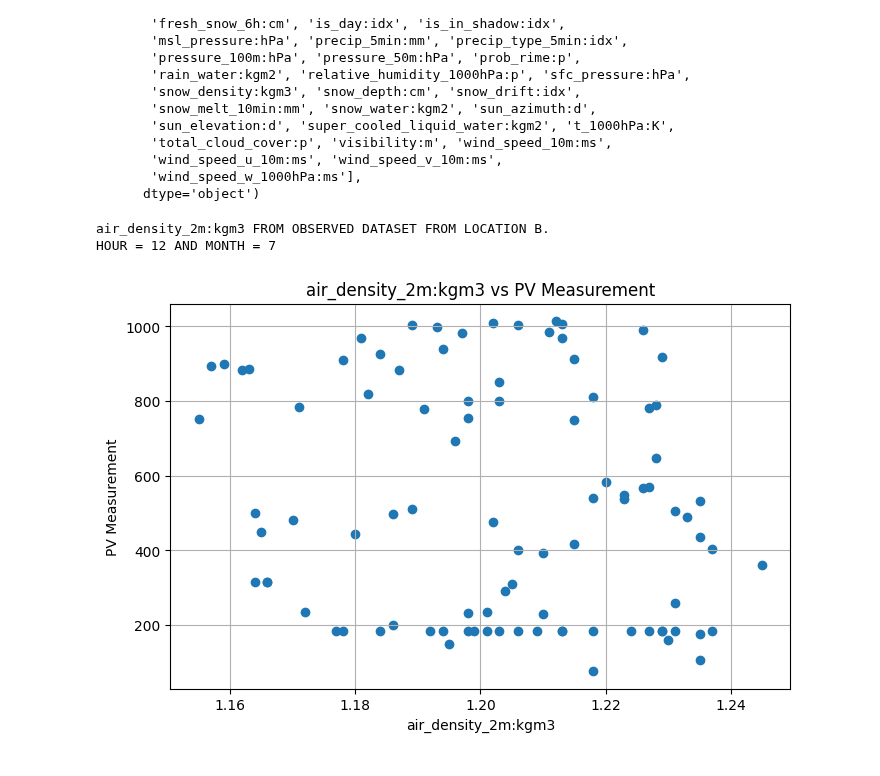
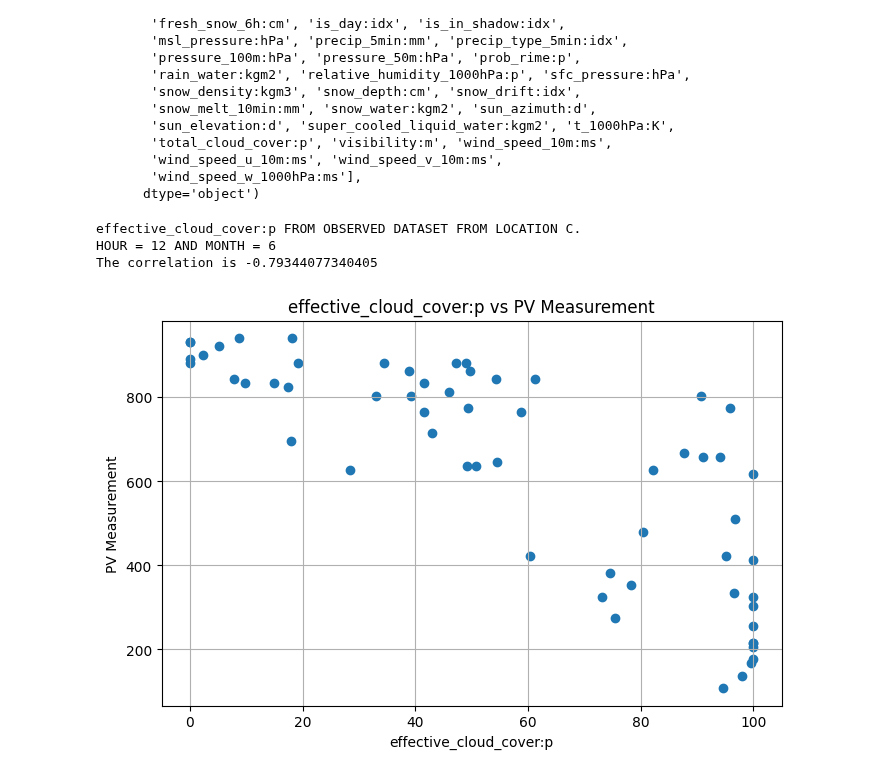
Before and after one commit to simenstang/TDT4173, a Jupyter notebook: data/long_notebook.ipynb, the cells around one changed output. Cells and saved outputs as stored; diff of their text form; code cells hidden in the pictures.

Commit message:
data analysis includes correlation

```diff
--- a/data/long_notebook.ipynb
+++ b/data/long_notebook.ipynb
@@ -17,6 +17,11 @@ class DataPlotter:
     def get_all_features_estimated(self):
         x_train_estimated = pd.read_parquet(self.dataset + '/X_train_estimated.parquet')
         return x_train_estimated.columns
+
+    def get_correlation(self, df,  y_train, x_train, feature):
+        correlation = df[feature].corr(df['pv_measurement'])
+        return correlation
+
 
     def plot_feature_against_y(self, feature, observed, hour=None, month=None):
         if observed:
@@ -42,6 +47,8 @@ class DataPlotter:
                 y_train_at_hour_and_month, x_train_at_hour_and_month,
                 left_on='time', right_on='date_forecast'
             )
+            print('The correlation is', self.get_correlation(df = merged_df, x_train=x_train_at_hour_and_month,
+                                                             y_train=y_train_at_hour_and_month, feature=feature))
         elif hour and not month:
             print("HOUR =", hour)
             y_train_at_hour = y_train[y_train['time'].dt.hour == hour]
@@ -49,6 +56,8 @@ class DataPlotter:
             merged_df = pd.merge(
                 y_train_at_hour, x_train_at_hour, left_on='time', right_on='date_forecast'
             )
+            print('The correlation is', self.get_correlation(df = merged_df, x_train=x_train_at_hour,
+                                                             y_train=y_train_at_hour, feature=feature))
         elif month and not hour:
             print("MONTH =", month)
             y_train_at_month = y_train[y_train['time'].dt.month == month]
@@ -56,9 +65,13 @@ class DataPlotter:
             merged_df = pd.merge(
                 y_train_at_month, x_train_at_month, left_on='time', right_on='date_forecast'
             )
+            print('The correlation is',self.get_correlation(df = merged_df, x_train=x_train_at_month,
+                                                             y_train=y_train_at_month, feature=feature))
         elif not month and not hour:
             print(y_train.columns)
             merged_df = pd.merge(y_train , x_train, left_on='time', right_on='date_forecast')
+            print('The correlation is', self.get_correlation(df = merged_df, x_train=x_train,
+                                                              y_train=y_train, feature=feature))
 
         plt.figure(figsize=(8, 5))
         plt.scatter(merged_df[feature], merged_df['pv_measurement'], alpha=1)
@@ -89,7 +102,7 @@ class DataPlotter:
 # Choose what dataset you want your values from (observed = False gets the estimated dataset).
 # This will output all features in the dataset
 
-dataset = 'B'
+dataset = 'C'
 observed = True
 
 plotter = DataPlotter(dataset)
@@ -117,13 +130,14 @@ Index(['date_forecast', 'absolute_humidity_2m:gm3', 'air_density_2m:kgm3',
 # %%
 # Spesify hour (example: 12) and/or month (example: 6). Either of them can be None.
 # Choose your feature. If you spesify 'feauture' to be None, then it will plot for ALL feautures.
 
 hour = 12
-month = 7
-feature = 'air_density_2m:kgm3'
+month = 6
+feature = 'effective_cloud_cover:p'
 
 plotter.plot_feature_analysis(observed=observed, feature=feature, hour=hour, month=month)
 # %% [output]
-air_density_2m:kgm3 FROM OBSERVED DATASET FROM LOCATION B.
-HOUR = 12 AND MONTH = 7
+effective_cloud_cover:p FROM OBSERVED DATASET FROM LOCATION C.
+HOUR = 12 AND MONTH = 6
+The correlation is -0.79344077340405
-[figure, old version]
+[figure, new version]
```
Also changed, not shown: parts of 1 cell of this notebook.
